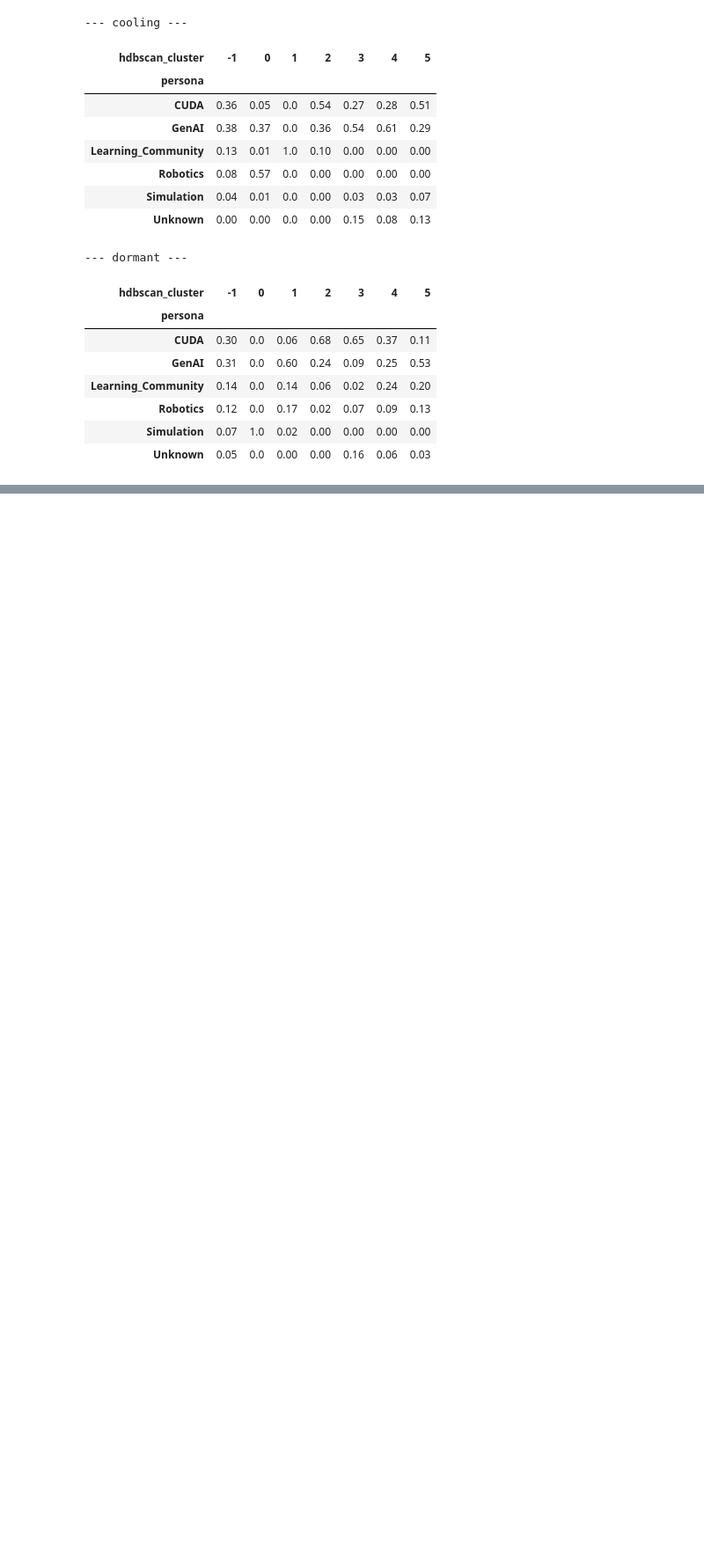
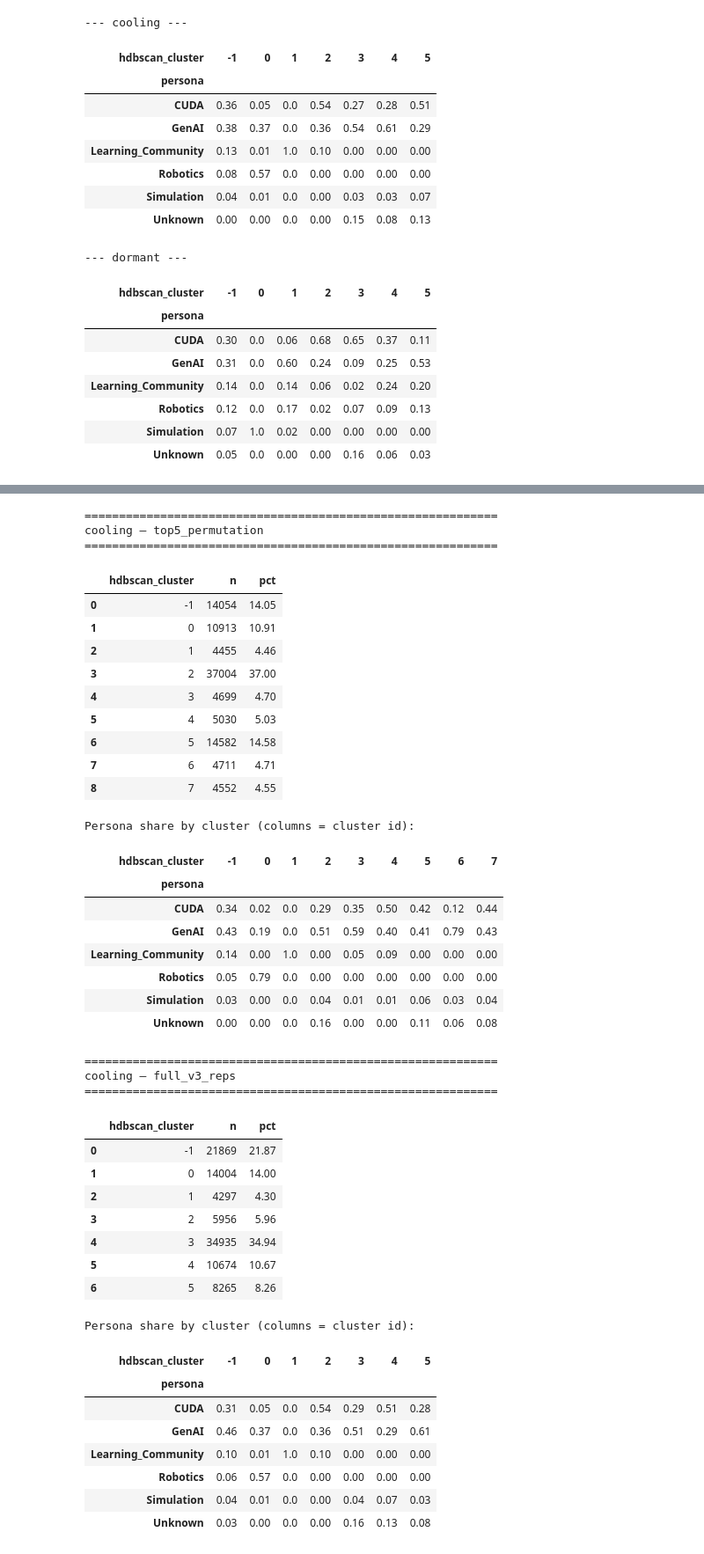
Before and after one commit to WBDoran/Spring2026_IndustryProject, a Jupyter notebook: clustering_v3.ipynb, the cells around one changed output, grey strips where cells are left out. Shown at 88% size. Cells and saved outputs as stored; diff of their text form; code cells hidden in the pictures; blank space fills up the shorter version.

Commit message:
Final Clustering upload

```diff
--- a/clustering_v3.ipynb
+++ b/clustering_v3.ipynb
@@ -4554,0 +4887,70 @@ for sk in ["active", "cooling", "dormant"]:
+# %%
+# Cluster sizes and persona mix (top-5 runs only)
+
+results = pd.read_parquet(OUTPUT_DIR / "cluster_results_top5_vs_full.parquet")
+
+for stratum_key in ["cooling", "dormant"]:
+    for run_name in ["top5_permutation", "full_v3_reps"]:
+        sub = results[
+            (results["dormancy_segment"] == stratum_key)
+            & (results["feature_set"] == run_name)
+        ]
+        print(f"\n{'=' * 60}\n{stratum_key} — {run_name}\n{'=' * 60}")
+
+        sizes = (
+            sub.groupby("hdbscan_cluster", observed=True)
+            .size()
+            .reset_index(name="n")
+            .assign(pct= lambda d: (100.0 * d["n"] / len(sub)).round(2))
+            .sort_values("hdbscan_cluster")
+        )
+        display(sizes)
+
+        if "persona" in sub.columns:
+            print("Persona share by cluster (columns = cluster id):")
+            display(
+                pd.crosstab(sub["persona"], sub["hdbscan_cluster"], normalize="columns").round(2)
+            )
+# %% [output]
+============================================================
+cooling — top5_permutation
+============================================================
+|  | hdbscan_cluster | n | pct |
+| 0 | -1 | 14054 | 14.05 |
+| 1 | 0 | 10913 | 10.91 |
+| 2 | 1 | 4455 | 4.46 |
+| 3 | 2 | 37004 | 37.00 |
+| 4 | 3 | 4699 | 4.70 |
+| 5 | 4 | 5030 | 5.03 |
+| 6 | 5 | 14582 | 14.58 |
+| 7 | 6 | 4711 | 4.71 |
+| 8 | 7 | 4552 | 4.55 |
+Persona share by cluster (columns = cluster id):
+| hdbscan_cluster | -1 | 0 | 1 | 2 | 3 | 4 | 5 | 6 | 7 |
+| persona |  |  |  |  |  |  |  |  |  |
+| CUDA | 0.34 | 0.02 | 0.0 | 0.29 | 0.35 | 0.50 | 0.42 | 0.12 | 0.44 |
+| GenAI | 0.43 | 0.19 | 0.0 | 0.51 | 0.59 | 0.40 | 0.41 | 0.79 | 0.43 |
+| Learning_Community | 0.14 | 0.00 | 1.0 | 0.00 | 0.05 | 0.09 | 0.00 | 0.00 | 0.00 |
+| Robotics | 0.05 | 0.79 | 0.0 | 0.00 | 0.00 | 0.00 | 0.00 | 0.00 | 0.00 |
+| Simulation | 0.03 | 0.00 | 0.0 | 0.04 | 0.01 | 0.01 | 0.06 | 0.03 | 0.04 |
+| Unknown | 0.00 | 0.00 | 0.0 | 0.16 | 0.00 | 0.00 | 0.11 | 0.06 | 0.08 |
+============================================================
+cooling — full_v3_reps
+============================================================
+|  | hdbscan_cluster | n | pct |
+| 0 | -1 | 21869 | 21.87 |
+| 1 | 0 | 14004 | 14.00 |
+| 2 | 1 | 4297 | 4.30 |
+| 3 | 2 | 5956 | 5.96 |
+| 4 | 3 | 34935 | 34.94 |
+| 5 | 4 | 10674 | 10.67 |
+| 6 | 5 | 8265 | 8.26 |
+Persona share by cluster (columns = cluster id):
+| hdbscan_cluster | -1 | 0 | 1 | 2 | 3 | 4 | 5 |
+| persona |  |  |  |  |  |  |  |
+| CUDA | 0.31 | 0.05 | 0.0 | 0.54 | 0.29 | 0.51 | 0.28 |
+| GenAI | 0.46 | 0.37 | 0.0 | 0.36 | 0.51 | 0.29 | 0.61 |
+| Learning_Community | 0.10 | 0.01 | 1.0 | 0.10 | 0.00 | 0.00 | 0.00 |
+| Robotics | 0.06 | 0.57 | 0.0 | 0.00 | 0.00 | 0.00 | 0.00 |
+| Simulation | 0.04 | 0.01 | 0.0 | 0.00 | 0.04 | 0.07 | 0.03 |
+| Unknown | 0.03 | 0.00 | 0.0 | 0.00 | 0.16 | 0.13 | 0.08 |
```
Also changed, not shown: parts of 8 cells of this notebook, 3 other files.
